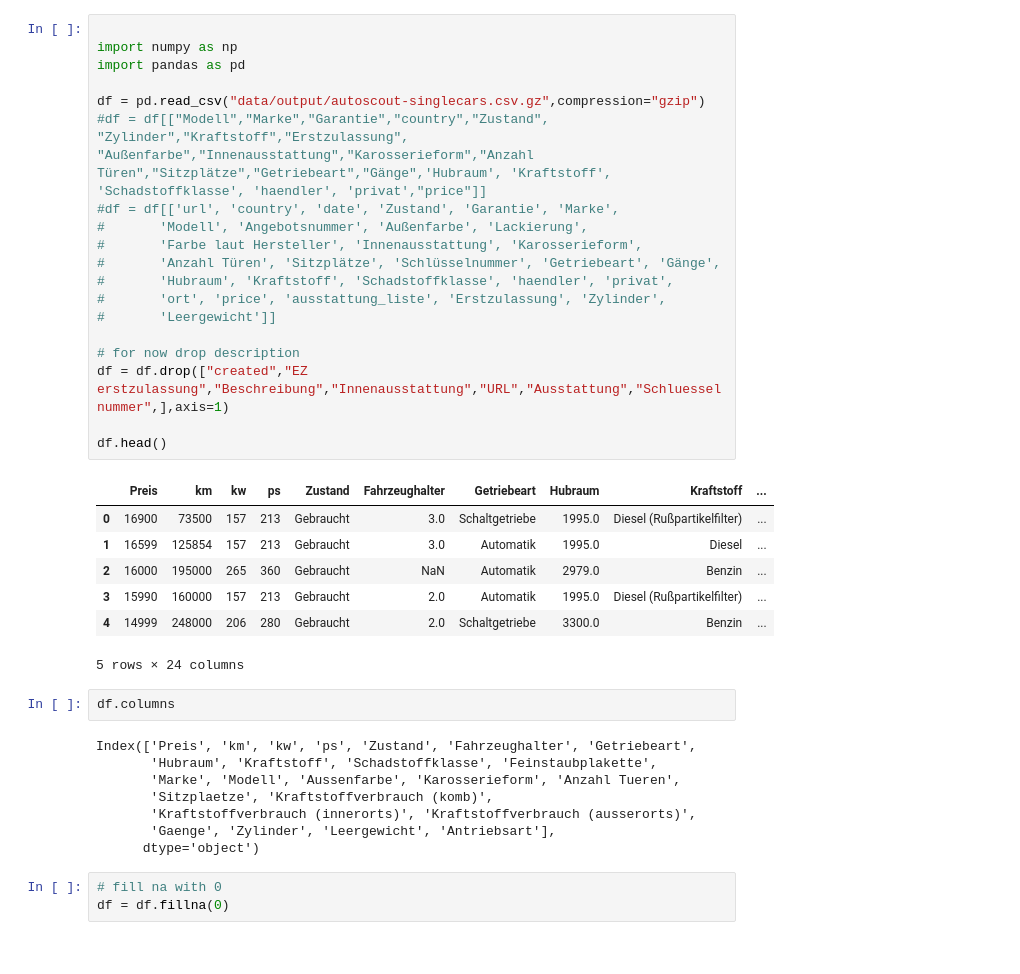
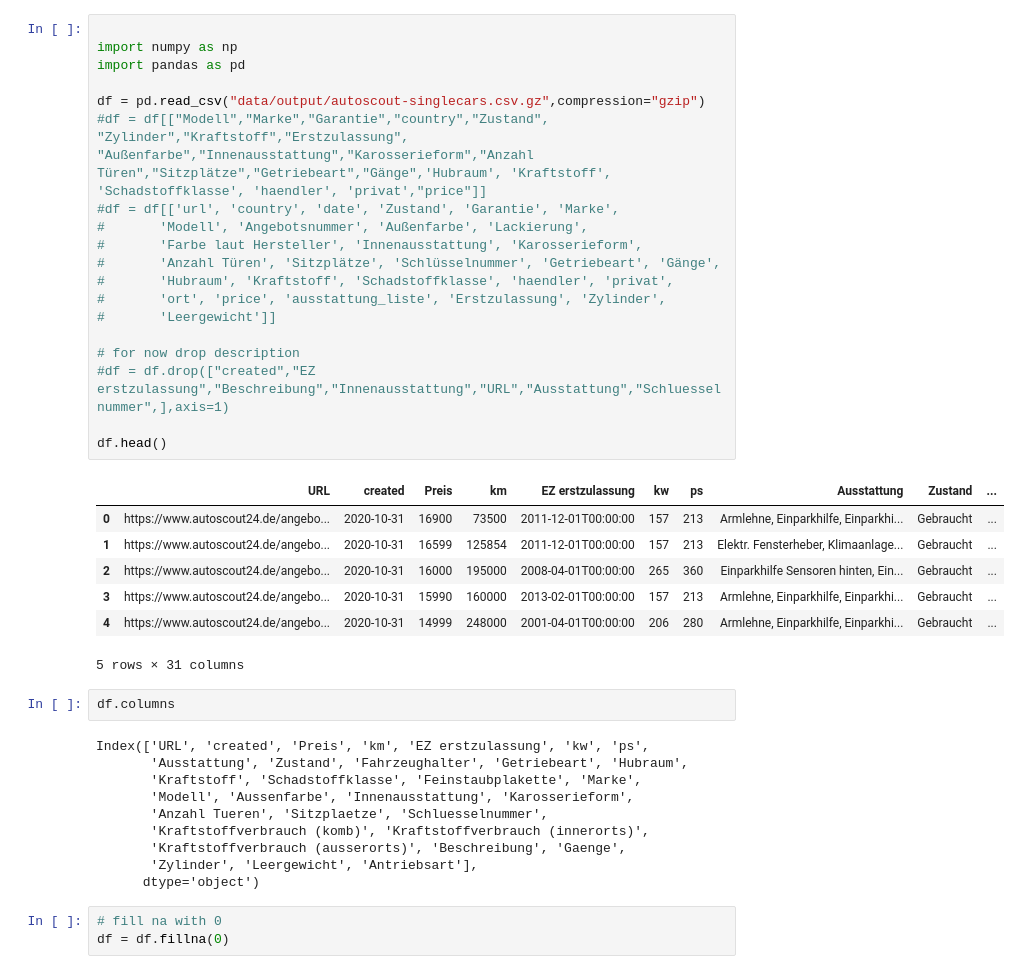
Before and after one commit to JustinGuese/docker-autoscout-handler, a Jupyter notebook: explore mean model.ipynb, the cells around one changed output. Saved outputs shown, nothing was run; the diff lists cells and outputs as text.

```diff
--- a/explore mean model.ipynb
+++ b/explore mean model.ipynb
@@ -1,39 +1,41 @@
 # %%
 
 import numpy as np
 import pandas as pd
 
 df = pd.read_csv("data/output/autoscout-singlecars.csv.gz",compression="gzip")
 #df = df[["Modell","Marke","Garantie","country","Zustand", "Zylinder","Kraftstoff","Erstzulassung", "Außenfarbe","Innenausstattung","Karosserieform","Anzahl Türen","Sitzplätze","Getriebeart","Gänge",'Hubraum', 'Kraftstoff', 'Schadstoffklasse', 'haendler', 'privat',"price"]]
 #df = df[['url', 'country', 'date', 'Zustand', 'Garantie', 'Marke',
 #       'Modell', 'Angebotsnummer', 'Außenfarbe', 'Lackierung',
 #       'Farbe laut Hersteller', 'Innenausstattung', 'Karosserieform',
 #       'Anzahl Türen', 'Sitzplätze', 'Schlüsselnummer', 'Getriebeart', 'Gänge',
 #       'Hubraum', 'Kraftstoff', 'Schadstoffklasse', 'haendler', 'privat',
 #       'ort', 'price', 'ausstattung_liste', 'Erstzulassung', 'Zylinder',
 #       'Leergewicht']]
 
 # for now drop description
-df = df.drop(["created","EZ erstzulassung","Beschreibung","Innenausstattung","URL","Ausstattung","Schluesselnummer",],axis=1)
+#df = df.drop(["created","EZ erstzulassung","Beschreibung","Innenausstattung","URL","Ausstattung","Schluesselnummer",],axis=1)
 
 df.head()
 # %% [output]
-|  | Preis | km | kw | ps | Zustand | Fahrzeughalter | Getriebeart | Hubraum | Kraftstoff | ... |
-| 0 | 16900 | 73500 | 157 | 213 | Gebraucht | 3.0 | Schaltgetriebe | 1995.0 | Diesel (Rußpartikelfilter) | ... |
-| 1 | 16599 | 125854 | 157 | 213 | Gebraucht | 3.0 | Automatik | 1995.0 | Diesel | ... |
-| 2 | 16000 | 195000 | 265 | 360 | Gebraucht | NaN | Automatik | 2979.0 | Benzin | ... |
-| 3 | 15990 | 160000 | 157 | 213 | Gebraucht | 2.0 | Automatik | 1995.0 | Diesel (Rußpartikelfilter) | ... |
-| 4 | 14999 | 248000 | 206 | 280 | Gebraucht | 2.0 | Schaltgetriebe | 3300.0 | Benzin | ... |
+|  | URL | created | Preis | km | EZ erstzulassung | kw | ps | Ausstattung | Zustand | ... |
+| 0 | https://www.autoscout24.de/angebo... | 2020-10-31 | 16900 | 73500 | 2011-12-01T00:00:00 | 157 | 213 | Armlehne, Einparkhilfe, Einparkhi... | Gebraucht | ... |
+| 1 | https://www.autoscout24.de/angebo... | 2020-10-31 | 16599 | 125854 | 2011-12-01T00:00:00 | 157 | 213 | Elektr. Fensterheber, Klimaanlage... | Gebraucht | ... |
+| 2 | https://www.autoscout24.de/angebo... | 2020-10-31 | 16000 | 195000 | 2008-04-01T00:00:00 | 265 | 360 | Einparkhilfe Sensoren hinten, Ein... | Gebraucht | ... |
+| 3 | https://www.autoscout24.de/angebo... | 2020-10-31 | 15990 | 160000 | 2013-02-01T00:00:00 | 157 | 213 | Armlehne, Einparkhilfe, Einparkhi... | Gebraucht | ... |
+| 4 | https://www.autoscout24.de/angebo... | 2020-10-31 | 14999 | 248000 | 2001-04-01T00:00:00 | 206 | 280 | Armlehne, Einparkhilfe, Einparkhi... | Gebraucht | ... |
-5 rows × 24 columns
+5 rows × 31 columns
 # %%
 df.columns
 # %% [output]
-Index(['Preis', 'km', 'kw', 'ps', 'Zustand', 'Fahrzeughalter', 'Getriebeart',
-       'Hubraum', 'Kraftstoff', 'Schadstoffklasse', 'Feinstaubplakette',
-       'Marke', 'Modell', 'Aussenfarbe', 'Karosserieform', 'Anzahl Tueren',
-       'Sitzplaetze', 'Kraftstoffverbrauch (komb)',
-       'Kraftstoffverbrauch (innerorts)', 'Kraftstoffverbrauch (ausserorts)',
-       'Gaenge', 'Zylinder', 'Leergewicht', 'Antriebsart'],
+Index(['URL', 'created', 'Preis', 'km', 'EZ erstzulassung', 'kw', 'ps',
+       'Ausstattung', 'Zustand', 'Fahrzeughalter', 'Getriebeart', 'Hubraum',
+       'Kraftstoff', 'Schadstoffklasse', 'Feinstaubplakette', 'Marke',
+       'Modell', 'Aussenfarbe', 'Innenausstattung', 'Karosserieform',
+       'Anzahl Tueren', 'Sitzplaetze', 'Schluesselnummer',
+       'Kraftstoffverbrauch (komb)', 'Kraftstoffverbrauch (innerorts)',
+       'Kraftstoffverbrauch (ausserorts)', 'Beschreibung', 'Gaenge',
+       'Zylinder', 'Leergewicht', 'Antriebsart'],
       dtype='object')
 # %%
 # fill na with 0
```
Also changed, not shown: parts of 4 cells of this notebook, 13 other files.
